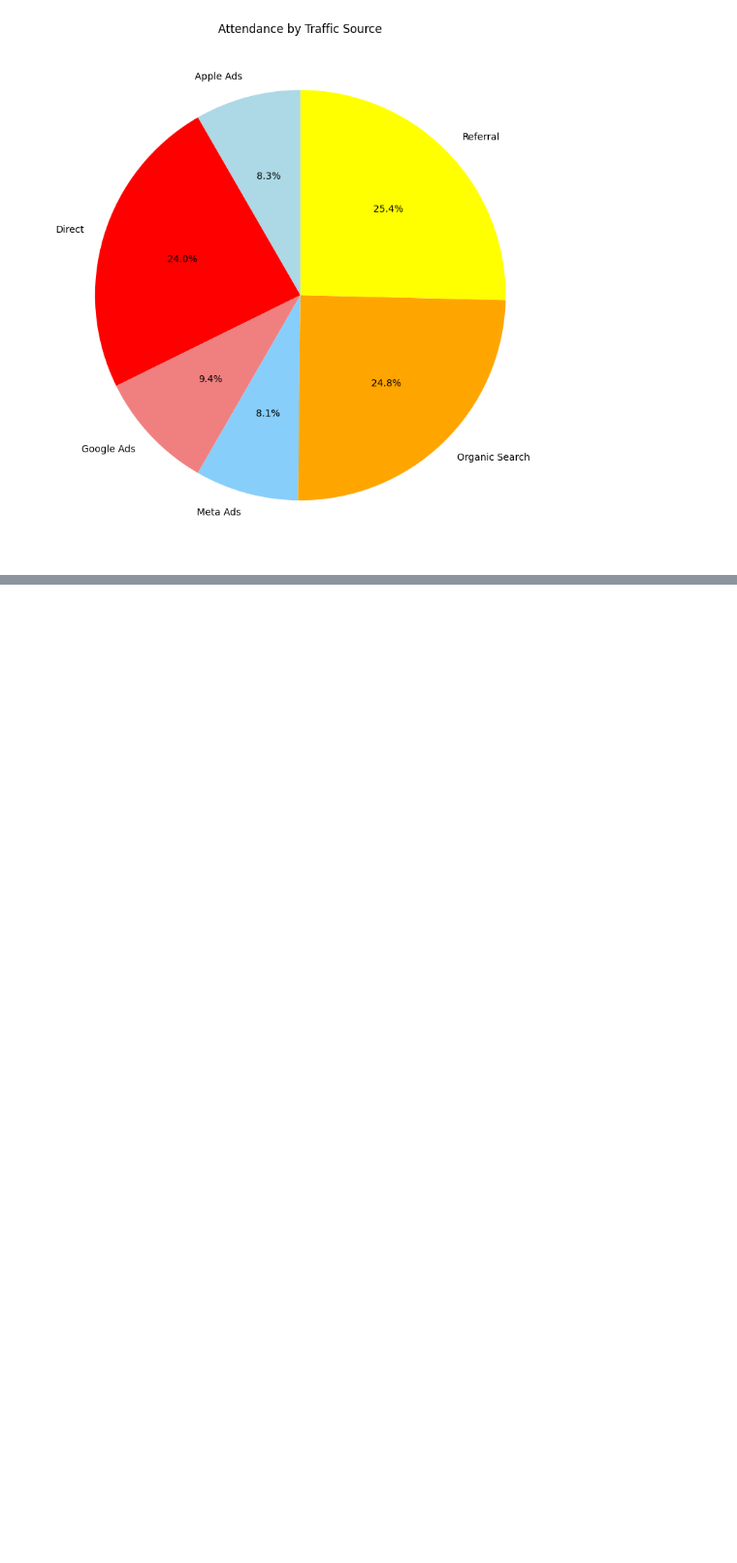
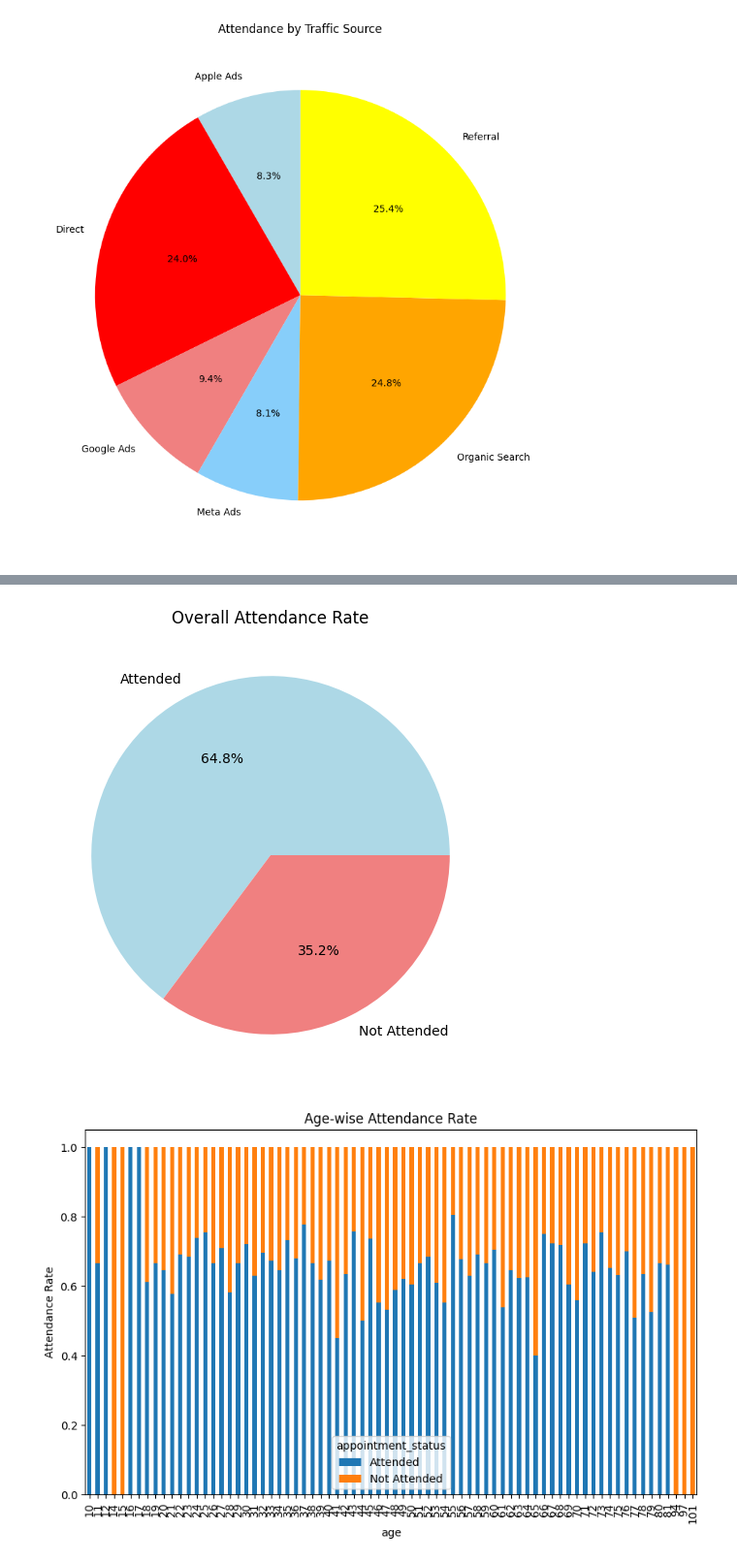
Before and after one commit to Ismat-Samadov/kyla_ProductAnalyst, a Jupyter notebook: task.ipynb, the cells around one changed output, grey strips where cells are left out. Shown at 97% size. Cells and saved outputs as stored; diff of their text form; code cells hidden in the pictures; blank space fills up the shorter version.

```diff
--- a/task.ipynb
+++ b/task.ipynb
@@ -540,0 +559,13 @@ plt.show()
+# %%
+# First, let's combine app_data with appointments_data
+app_data = pd.read_csv('data/app_data.csv')
+appointments_data = pd.read_csv('data/appointments_data.csv')
+
+# Merging app_data and appointments_data on 'patient_id'
+app_appointments_merged = pd.merge(app_data, appointments_data, on='patient_id', how='inner')
+
+# Now, let's combine ab_test_data with appointments_data
+ab_test_data = pd.read_csv('data/ab_test_data.csv')
+
+# Merging ab_test_data and appointments_data on 'patient_id'
+ab_appointments_merged = pd.merge(ab_test_data, appointments_data, on='patient_id', how='inner')
@@ -540,0 +627,33 @@ plt.show()
+# %%
+# Visualize overall attendance rate
+plt.figure(figsize=(6, 6))
+plt.pie([attendance_rate, 100 - attendance_rate], labels=['Attended', 'Not Attended'], autopct='%1.1f%%', colors=['lightblue', 'lightcoral'])
+plt.title('Overall Attendance Rate')
+plt.show()
+
+# Age-wise attendance rate visualization
+age_analysis.plot(kind='bar', stacked=True, figsize=(10, 6))
+plt.title('Age-wise Attendance Rate')
+plt.ylabel('Attendance Rate')
+plt.show()
+
+# Gender-wise attendance rate visualization
+gender_analysis.plot(kind='bar', stacked=True, figsize=(6, 4))
+plt.title('Gender-wise Attendance Rate')
+plt.ylabel('Attendance Rate')
+plt.show()
+
+# Traffic source-wise attendance rate visualization
+traffic_source_analysis.plot(kind='bar', stacked=True, figsize=(8, 5))
+plt.title('Attendance Rate by Traffic Source')
+plt.ylabel('Attendance Rate')
+plt.show()
+
+# Appointment reason-wise attendance rate visualization
+appointment_reason_analysis.plot(kind='bar', stacked=True, figsize=(10, 6))
+plt.title('Attendance Rate by Appointment Reason')
+plt.ylabel('Attendance Rate')
+plt.show()
+# %% [output]
+[figure, added]
+[figure, added]
```
Also changed, not shown: parts of 6 cells of this notebook.
